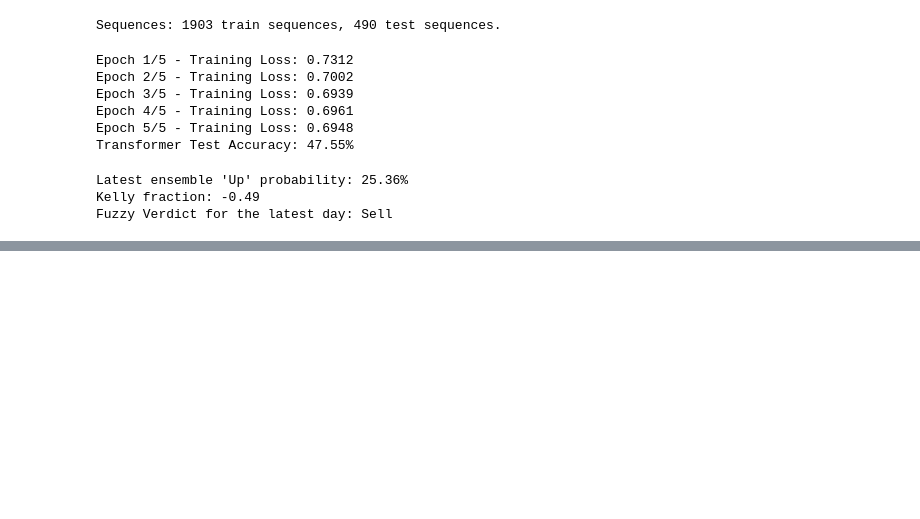
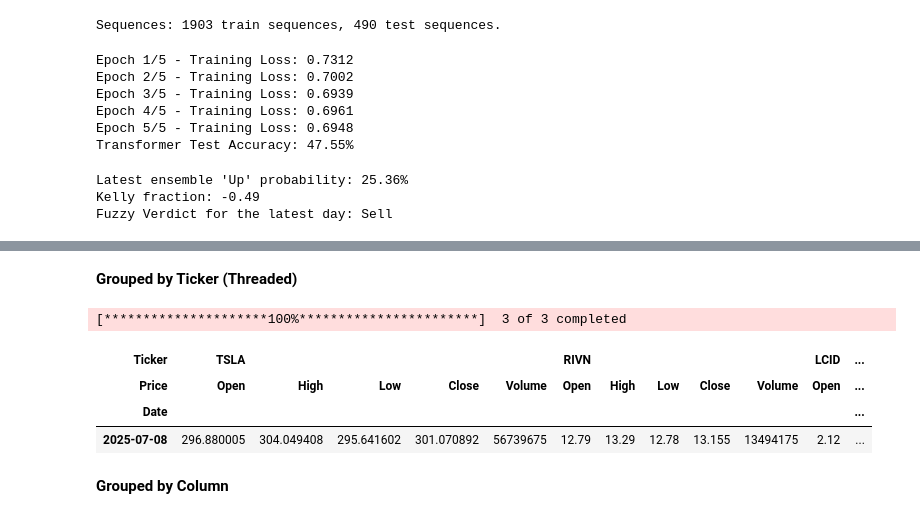
Before and after one commit to cmlpolymath/Notebooks, a Jupyter notebook: Stocks/stock_algo.ipynb, the cells around one changed output, grey strips where cells are left out. Cells and saved outputs as stored; diff of their text form; code cells hidden in the pictures; blank space fills up the shorter version.

```diff
--- a/Stocks/stock_algo.ipynb
+++ b/Stocks/stock_algo.ipynb
@@ -878,0 +1084,73 @@ fig2.show()
+# %%
+
+# ========================
+# SEARCH_LOOKUP
+# ========================
+section_header("Search & Lookup")
+
+lookup_data = {
+    "BRK.B ISIN": yf.Ticker("BRK.B").isin,
+    "NVDA Company Name": yf.Ticker("NVDA").info['shortName'],
+    "AMD Confirmed Symbol": yf.Tickers(["AMD"]).tickers['AMD'].info['symbol']
+}
+display(pd.Series(lookup_data).to_frame(name="Value"))
+
+# ========================
+# SECTOR_INDUSTRY
+# ========================
+section_header("Sector & Industry: JPM")
+jpm = yf.Ticker("JPM")
+
+sector_info = pd.Series({
+    "Sector": jpm.info.get('sector', 'N/A'),
+    "Industry": jpm.info.get('industry', 'N/A'),
+    "Employees": jpm.info.get('fullTimeEmployees', 'N/A')
+})
+display(sector_info.to_frame(name="Value"))
+
+# ========================
+# SCREENER_QUERY
+# ========================
+section_header("Screener Query: MSFT")
+msft = yf.Ticker("MSFT")
+
+screener_results = []
+if msft.info.get('marketCap', 0) > 1e12:
+    screener_results.append("Large-cap stock")
+if msft.info.get('volume', 0) > 1e7:
+    screener_results.append("Highly liquid")
+if msft.info.get('trailingPE', float('inf')) < 20:
+    screener_results.append("Low P/E")
+
+display(pd.Series(screener_results, name="Screener Results") if screener_results
+        else display("No screener matches"))
+
+# ========================
+# MULTI_TICKER
+# ========================
+section_header("Multi-Ticker Download")
+
+sub_header("Grouped by Ticker (Threaded)")
+display(yf.download(["TSLA", "RIVN", "LCID"], period="1d", group_by="ticker", threads=True))
+
+sub_header("Grouped by Column")
+display(yf.download("AAPL MSFT", period="1d", group_by="column", threads=False).tail(3))
+
+# ========================
+# ERROR_HANDLING
+# ========================
+section_header("Error Handling")
+
+sub_header("Invalid Ticker")
+try:
+    yf.download("INVALID_TICKER")
+except Exception as e:
+    display(HTML(f"<span style='color:red'>Error: {str(e)}</span>"))
+
+sub_header("Stale Data Check")
+hist = yf.download("MSFT", period="5d")
+if hist.index[-1].date() < date.today():
+    display(HTML("<span style='color:orange'>Warning: Data might be stale</span>"))
+else:
+    display("Data is up-to-date")
+# %% [output]
@@ -878,0 +1171,7 @@ fig2.show()
+**Grouped by Ticker (Threaded)**
+[*********************100%***********************]  3 of 3 completed
+| Ticker | TSLA |  |  |  |  | RIVN |  |  |  |  | LCID | ... |
+| Price | Open | High | Low | Close | Volume | Open | High | Low | Close | Volume | Open | ... |
+| Date |  |  |  |  |  |  |  |  |  |  |  | ... |
+| 2025-07-08 | 296.880005 | 304.049408 | 295.641602 | 301.070892 | 56739675 | 12.79 | 13.29 | 12.78 | 13.155 | 13494175 | 2.12 | ... |
+**Grouped by Column**
```
Also changed, not shown: parts of 11 cells of this notebook, 29 other files.
